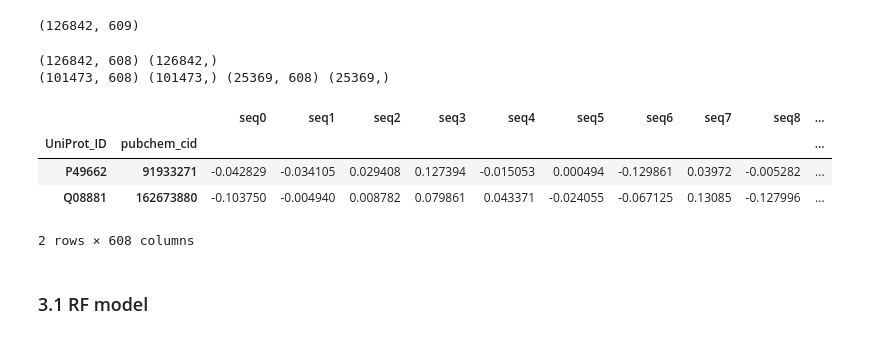
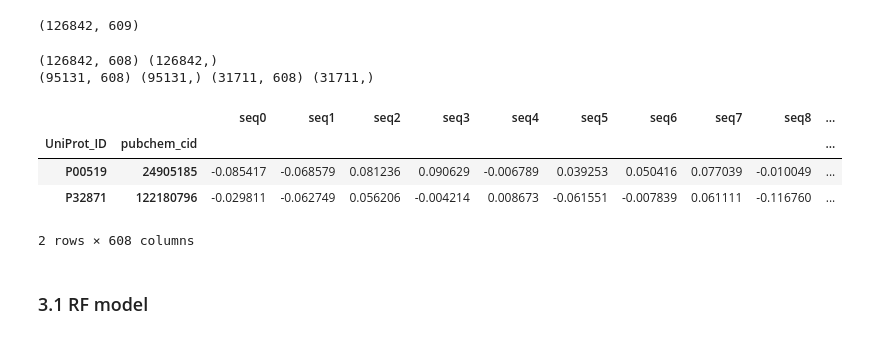
Before and after one commit to flycloud-king/DTI_KiBA, a Jupyter notebook: DTI_modeling.ipynb, the cells around one changed output. Cells and saved outputs as stored; diff of their text form; code cells hidden in the pictures.

```diff
--- a/DTI_modeling.ipynb
+++ b/DTI_modeling.ipynb
@@ -829,21 +832,21 @@ Name: count, dtype: int64
 # %%
 target = 'log_kiba_score'
 
 X = train_df.drop(axis=1, columns=[target])
 y = train_df[target]
 print(X.shape, y.shape)
 
 rand_state = 123
-X_train, X_test, y_train, y_test = train_test_split(X, y, test_size=0.20, random_state=rand_state)
+X_train, X_test, y_train, y_test = train_test_split(X, y, test_size=0.25, random_state=rand_state)
 print(X_train.shape, y_train.shape, X_test.shape, y_test.shape)
 X_train.head(2)
 # %% [output]
 (126842, 608) (126842,)
-(101473, 608) (101473,) (25369, 608) (25369,)
+(95131, 608) (95131,) (31711, 608) (31711,)
 |  |  | seq0 | seq1 | seq2 | seq3 | seq4 | seq5 | seq6 | seq7 | seq8 | ... |
 | UniProt_ID | pubchem_cid |  |  |  |  |  |  |  |  |  | ... |
-| P49662 | 91933271 | -0.042829 | -0.034105 | 0.029408 | 0.127394 | -0.015053 | 0.000494 | -0.129861 | 0.03972 | -0.005282 | ... |
-| Q08881 | 162673880 | -0.103750 | -0.004940 | 0.008782 | 0.079861 | 0.043371 | -0.024055 | -0.067125 | 0.13085 | -0.127996 | ... |
+| P00519 | 24905185 | -0.085417 | -0.068579 | 0.081236 | 0.090629 | -0.006789 | 0.039253 | 0.050416 | 0.077039 | -0.010049 | ... |
+| P32871 | 122180796 | -0.029811 | -0.062749 | 0.056206 | -0.004214 | 0.008673 | -0.061551 | -0.007839 | 0.061111 | -0.116760 | ... |
 2 rows × 608 columns
 # %% [markdown]
 ### 3.1 RF model
```
Also changed, not shown: parts of 16 cells of this notebook.
